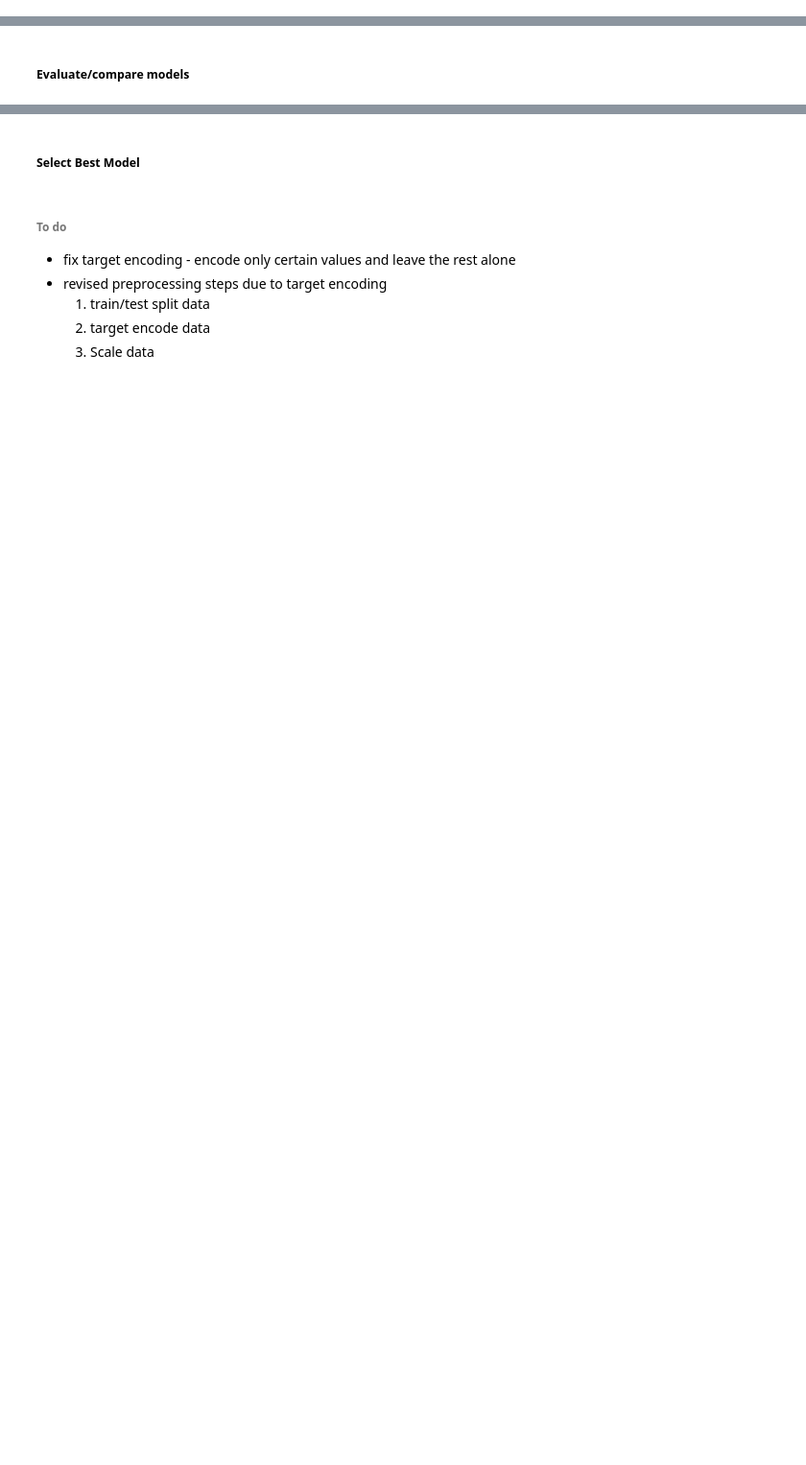
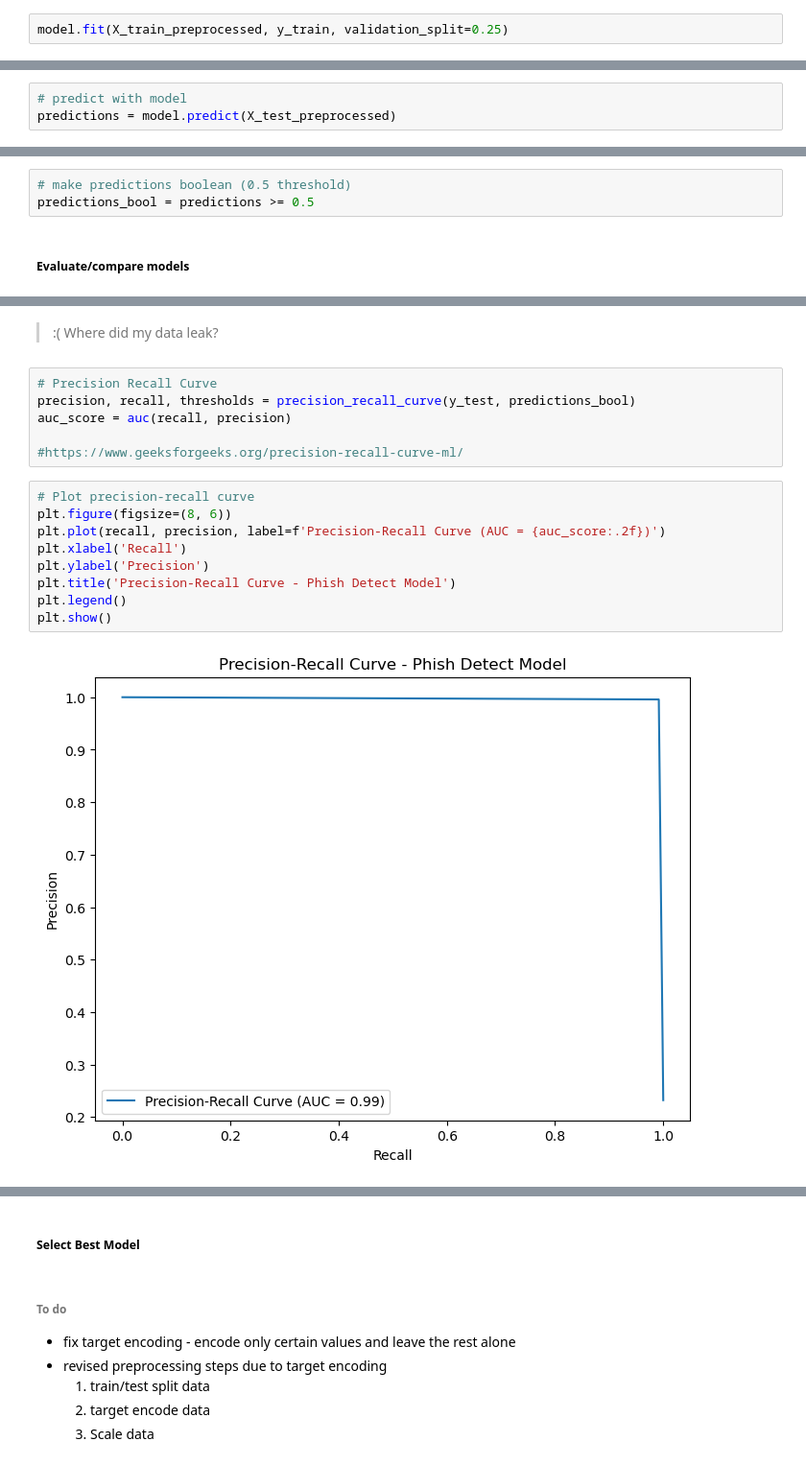
Before and after one commit to mdgarber/DetectPhishURL, a Jupyter notebook: DetectPhishURL/notebooks/detectPhish_preprocess&model.ipynb, the cells around one changed output, grey strips where cells are left out. Shown: that part at 96% size. Drawn from its saved outputs; the diff is of its cells as text; blank space fills up the shorter version.

Commit message:
trained and tested model - need to find issue with perfect results .. data leak

```diff
--- a/DetectPhishURL/notebooks/detectPhish_preprocess&model.ipynb
+++ b/DetectPhishURL/notebooks/detectPhish_preprocess&model.ipynb
@@ -339,2 +364,4 @@ pd.DataFrame(X_test_preprocessed).head()
 # %% [markdown]
 ##### Fit Model
+# %%
+model.fit(X_train_preprocessed, y_train, validation_split=0.25)
@@ -340,0 +371,3 @@ pd.DataFrame(X_test_preprocessed).head()
+# %%
+# predict with model
+predictions = model.predict(X_test_preprocessed)
@@ -341,2 +376,5 @@ pd.DataFrame(X_test_preprocessed).head()
+# %%
+# make predictions boolean (0.5 threshold)
+predictions_bool = predictions >= 0.5
 # %% [markdown]
 ##### Evaluate/compare models
@@ -342,0 +393,19 @@ pd.DataFrame(X_test_preprocessed).head()
+# %% [markdown]
+> :( Where did my data leak?
+# %%
+# Precision Recall Curve
+precision, recall, thresholds = precision_recall_curve(y_test, predictions_bool)
+auc_score = auc(recall, precision)
+
+#https://www.geeksforgeeks.org/precision-recall-curve-ml/
+# %%
+# Plot precision-recall curve
+plt.figure(figsize=(8, 6))
+plt.plot(recall, precision, label=f'Precision-Recall Curve (AUC = {auc_score:.2f})')
+plt.xlabel('Recall')
+plt.ylabel('Precision')
+plt.title('Precision-Recall Curve - Phish Detect Model')
+plt.legend()
+plt.show()
+# %% [output]
+[figure, added]
```
Also changed, not shown: parts of 11 cells of this notebook.
